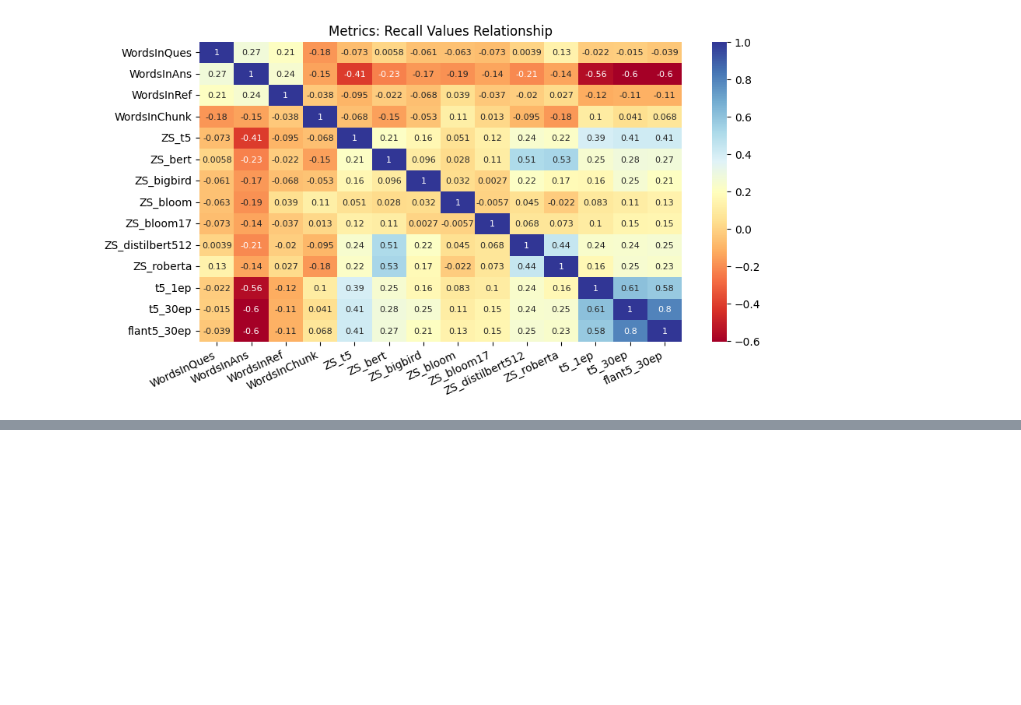
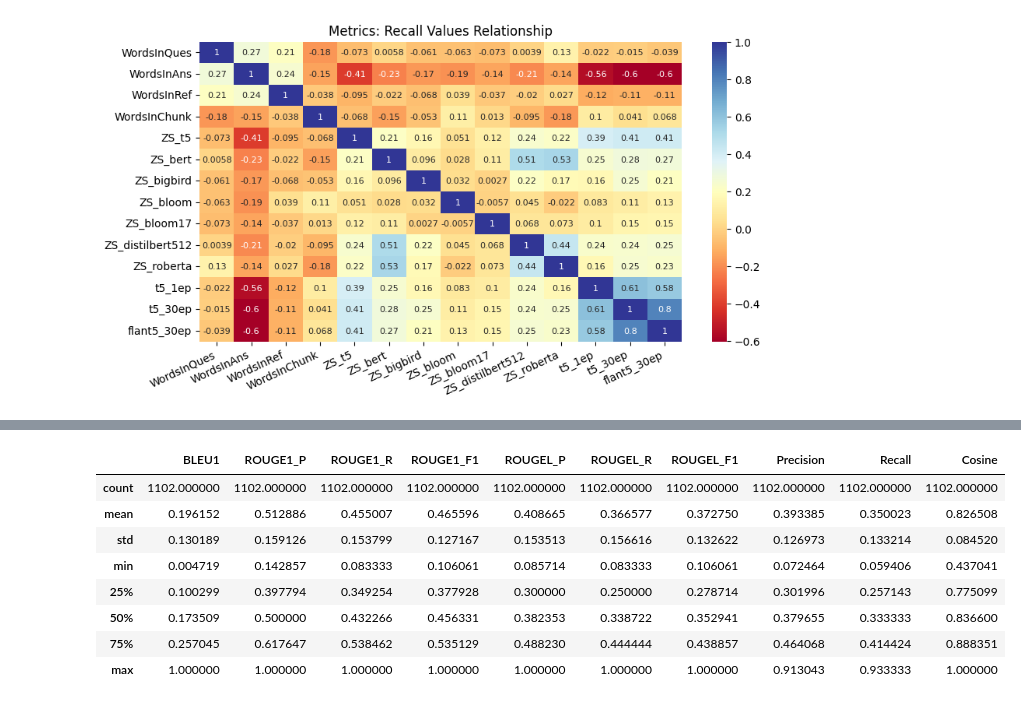
Before and after one commit to dasarpai/HBQA, a Jupyter notebook: 31_HBQA_Analysis.ipynb, the cells around one changed output, grey strips where cells are left out. Cells and saved outputs as stored; diff of their text form; code cells hidden in the pictures; blank space fills up the shorter version.

```diff
--- a/31_HBQA_Analysis.ipynb
+++ b/31_HBQA_Analysis.ipynb
@@ -1999,0 +2122,15 @@ Recall
+# %%
+# @title AGS Metrics
+c= list(df_ags.columns)
+c.remove("Ques_Id")
+df_ags[c].describe()
+# %% [output]
+|  | BLEU1 | ROUGE1_P | ROUGE1_R | ROUGE1_F1 | ROUGEL_P | ROUGEL_R | ROUGEL_F1 | Precision | Recall | Cosine |
+| count | 1102.000000 | 1102.000000 | 1102.000000 | 1102.000000 | 1102.000000 | 1102.000000 | 1102.000000 | 1102.000000 | 1102.000000 | 1102.000000 |
+| mean | 0.196152 | 0.512886 | 0.455007 | 0.465596 | 0.408665 | 0.366577 | 0.372750 | 0.393385 | 0.350023 | 0.826508 |
+| std | 0.130189 | 0.159126 | 0.153799 | 0.127167 | 0.153513 | 0.156616 | 0.132622 | 0.126973 | 0.133214 | 0.084520 |
+| min | 0.004719 | 0.142857 | 0.083333 | 0.106061 | 0.085714 | 0.083333 | 0.106061 | 0.072464 | 0.059406 | 0.437041 |
+| 25% | 0.100299 | 0.397794 | 0.349254 | 0.377928 | 0.300000 | 0.250000 | 0.278714 | 0.301996 | 0.257143 | 0.775099 |
+| 50% | 0.173509 | 0.500000 | 0.432266 | 0.456331 | 0.382353 | 0.338722 | 0.352941 | 0.379655 | 0.333333 | 0.836600 |
+| 75% | 0.257045 | 0.617647 | 0.538462 | 0.535129 | 0.488230 | 0.444444 | 0.438857 | 0.464068 | 0.414424 | 0.888351 |
+| max | 1.000000 | 1.000000 | 1.000000 | 1.000000 | 1.000000 | 1.000000 | 1.000000 | 0.913043 | 0.933333 | 1.000000 |
```
Also changed, not shown: parts of 10 cells of this notebook.
